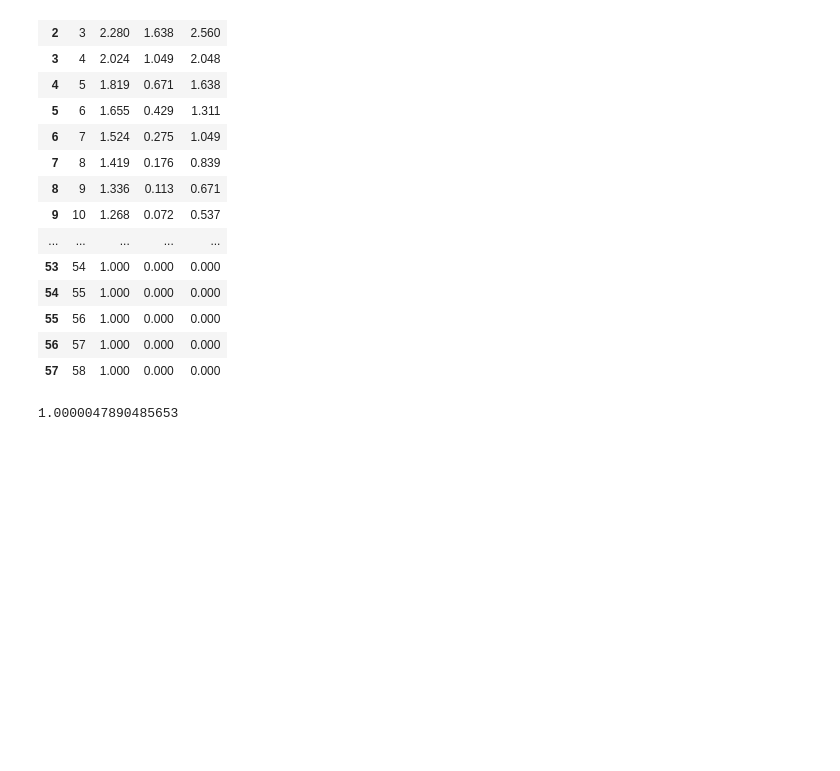
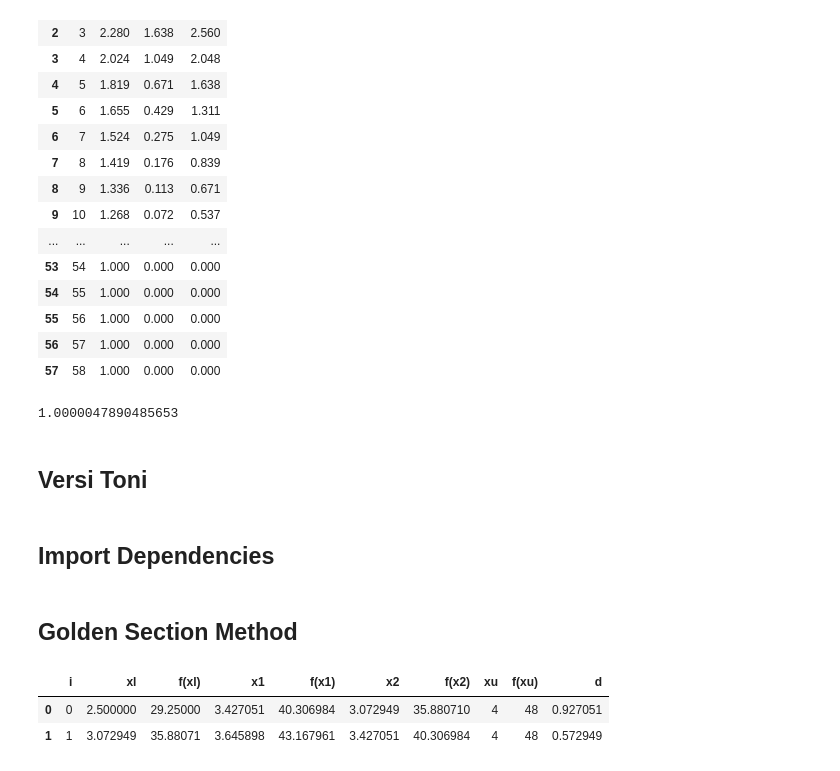
Before and after one commit to yogarn/metnum, a Jupyter notebook: 11_optimasi.ipynb, the cells around one changed output. Saved outputs shown, nothing was run; the diff lists cells and outputs as text; code cells hidden in the pictures; blank space fills up the shorter version.

```diff
--- a/11_optimasi.ipynb
+++ b/11_optimasi.ipynb
@@ -212,3 +212,7 @@ steepest_gradient_descent((lambda x: x**2 - 2*x + 1), 3, (lambda x: 2*x - 2))
 | 56 | 57 | 1.000 | 0.000 | 0.000 |
 | 57 | 58 | 1.000 | 0.000 | 0.000 |
 1.0000047890485653
+# %% [markdown]
+## Versi Toni
+# %% [markdown]
+## Import Dependencies
@@ -214,0 +223,33 @@ steepest_gradient_descent((lambda x: x**2 - 2*x + 1), 3, (lambda x: 2*x - 2))
+# %% [markdown]
+## Golden Section Method
+# %%
+def golden_section(fx, xl, xu):
+    columns = ['i', 'xl', 'f(xl)', 'x1', 'f(x1)', 'x2', 'f(x2)', 'xu', 'f(xu)', 'd']
+    data = []
+
+    for i in range(2): # 2 iterations
+        fxl = fx(xl)
+        fxu = fx(xu)
+        d = (np.sqrt(5) - 1) / 2 * (xu - xl)
+        x1 = xl + d
+        x2 = xu - d
+        fx_x1 = fx(x1)
+        fx_x2 = fx(x2)
+
+        data.append([i, xl, fxl, x1, fx_x1, x2, fx_x2, xu, fxu, d])
+
+        if fx_x2 > fx_x1:
+            xu = x1
+        elif fx_x2 < fx_x1:
+            xl = x2
+
+    df = pd.DataFrame(data, columns=columns)
+    return df
+
+fx_lambda = lambda x: x**2 + 6*x + 8
+df_gs = golden_section(fx_lambda, 2.5, 4)
+df_gs
+# %% [output]
+|  | i | xl | f(xl) | x1 | f(x1) | x2 | f(x2) | xu | f(xu) | d |
+| 0 | 0 | 2.500000 | 29.25000 | 3.427051 | 40.306984 | 3.072949 | 35.880710 | 4 | 48 | 0.927051 |
+| 1 | 1 | 3.072949 | 35.88071 | 3.645898 | 43.167961 | 3.427051 | 40.306984 | 4 | 48 | 0.572949 |
```
Also changed, not shown: parts of 5 cells of this notebook.
